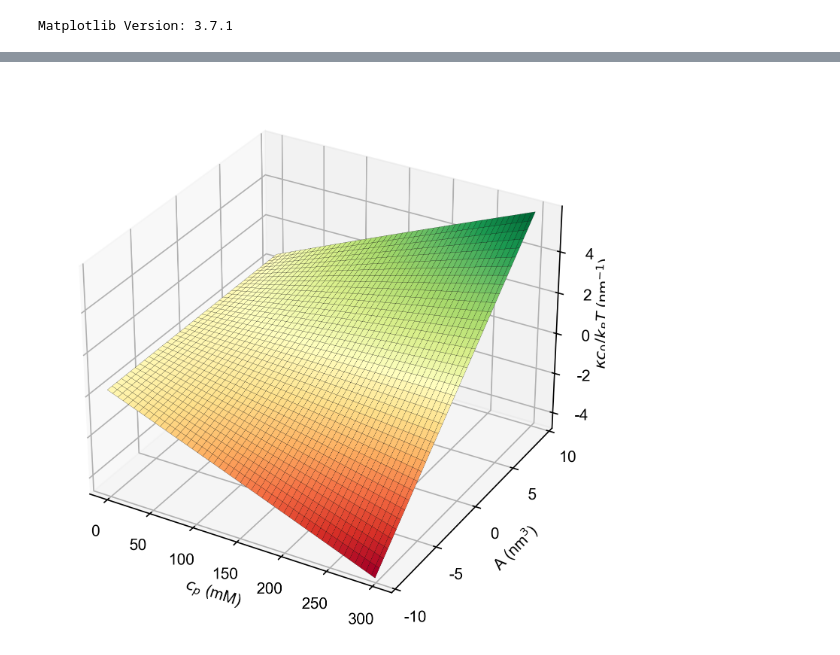
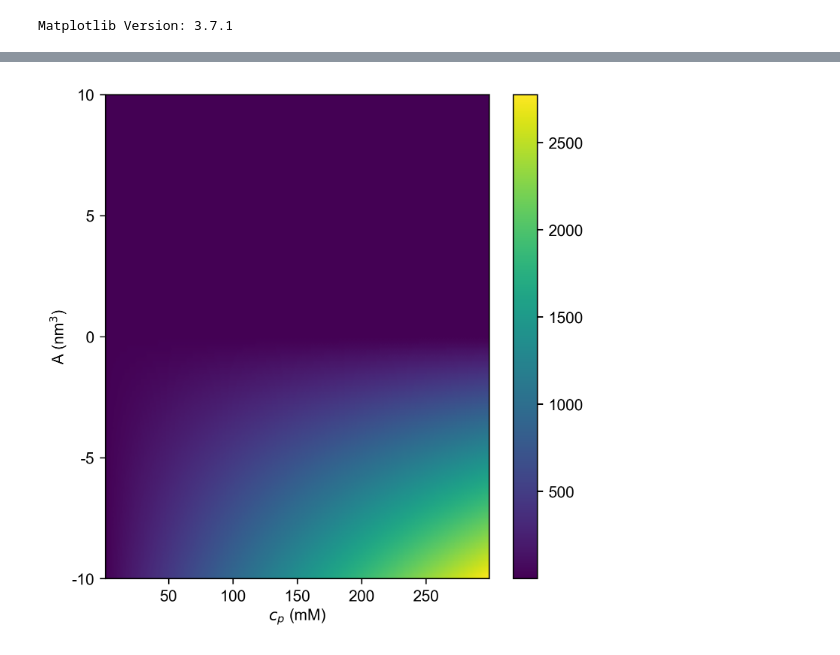
Before and after one commit to RangamaniLabUCSD/2023-IDP-bending, a Jupyter notebook: model.ipynb, the cells around one changed output, grey strips where cells are left out. Cells and saved outputs as stored; diff of their text form; code cells hidden in the pictures.

```diff
--- a/model.ipynb
+++ b/model.ipynb
@@ -111,3 +96,5 @@ def computeForce(
         print(f"elastic {F_elastic}, virial {F_virial},  ion {F_ion}")
         print(f"{F_elastic + F_ion + F_virial} nm^-1")
     return F_elastic + F_ion + F_virial
+# %%
+plot3D = True
@@ -113,0 +189,5 @@ def computeForce(
+# %%
+plot3D = False
+# %%
+kappa = 20  # KT units
+tension = 0.01  # mN/m; or pN/nM
@@ -116,13 +283,15 @@ show_figs = True
 curr_fig_path = Path("Figures")
 curr_fig_path.mkdir(parents=True, exist_ok=True)
 
+figName = f"phase_map_length"
 
-fig, ax = plt.subplots(1, 1, figsize=(5, 5), subplot_kw={"projection": "3d"})
-
-# ax.set_box_aspect(aspect = (1,1,1))
+if plot3D:
+    fig, ax = plt.subplots(1, 1, figsize=(5, 5), subplot_kw={"projection": "3d"})
+else:
+    fig, ax = plt.subplots(1, 1, figsize=(5, 5))
 
 cps = np.arange(1, 300, 1)
-As = np.arange(-10, 10, 0.5)
+As = np.arange(-10, 10.5, 0.25)
 
 # print(len(cps), len(As))
 Z = np.zeros(
@@ -130,40 +299,63 @@ Z = np.zeros(
         len(As),
         len(cps),
     )
 )
 
-
 for i, cp in enumerate(cps):
     for j, A in enumerate(As):
-        Z[j, i] = computeForce(
-            cp=cp, A=A, phi=10, i=1, a=1.0, alpha=0.1, B=0, d=200, N=600
+        c0 = (
+            computeForce(cp=cp, A=A, phi=150, i=1, a=1.0, alpha=0.1, B=0, d=20, N=600)
+            / kappa
+        )
+        Z[j, i] = (
+            2
+            * np.pi
+            * kappa
+            * 4.114
+            * (np.sqrt(c0 * c0 + 2 * tension / (kappa * 4.114)) - c0)
         )
 
 cp, A = np.meshgrid(cps, As)
-surf = ax.plot_surface(cp, A, Z, cmap=cm.RdYlGn, linewidth=0.1, antialiased=True, edgecolor='k')
-# surf = ax.contour3D(cp, A, Z, 100, cmap=cm.RdYlGn)
+
+if plot3D:
+    surf = ax.plot_surface(
+        cp, A, Z, cmap=cm.viridis, linewidth=0.1, antialiased=True, edgecolor="k"
+    )
+    # surf = ax.contour3D(cp, A, Z, 100, cmap=cm.RdYlGn)
+else:
+    surf = ax.pcolormesh(cp, A, Z, cmap=cm.viridis, shading="gouraud", rasterized=True)
 
 ax.set_xlabel(r"$c_p$ (mM)")
 
 ax.set_ylim((-10, 10))
 ax.set_ylabel(r"A (nm$^3$)")
 ax.yaxis.set_major_locator(LinearLocator(numticks=5))
 ax.yaxis.set_major_formatter("{x:.0f}")
 
-ax.set_zlabel(r"$\kappa c_0/k_BT$ (nm$^{-1}$)")
-ax.zaxis.set_major_formatter("{x:.0f}")
-ax.zaxis.labelpad = -3
+
+cbar.ax.get_yaxis().labelpad = 10
+cbar.ax.set_ylabel("Force (pN)", rotation=270)
+
+if plot3D:
+    # ax.set_zlim(-5,5)
+    ax.set_zlabel(r"f (pN)")
+    ax.zaxis.set_major_formatter("{x:.0f}")
+    ax.zaxis.labelpad = 0
+else:
+    cbar = fig.colorbar(
+        surf,
+        ax=ax,
+    )
 
 fig.tight_layout()
 
-figName = f"phase_map"
 
 fig.savefig(curr_fig_path / f"{figName}.png", format="png")
 fig.savefig(curr_fig_path / f"{figName}.pdf", format="pdf")
 
 if show_figs:
     plt.show()
 fig.clear()
 plt.close(fig)
 # %% [output]
-[figure, old version]
+[figure, new version]
```
Also changed, not shown: parts of 15 cells of this notebook, 11 other files.
